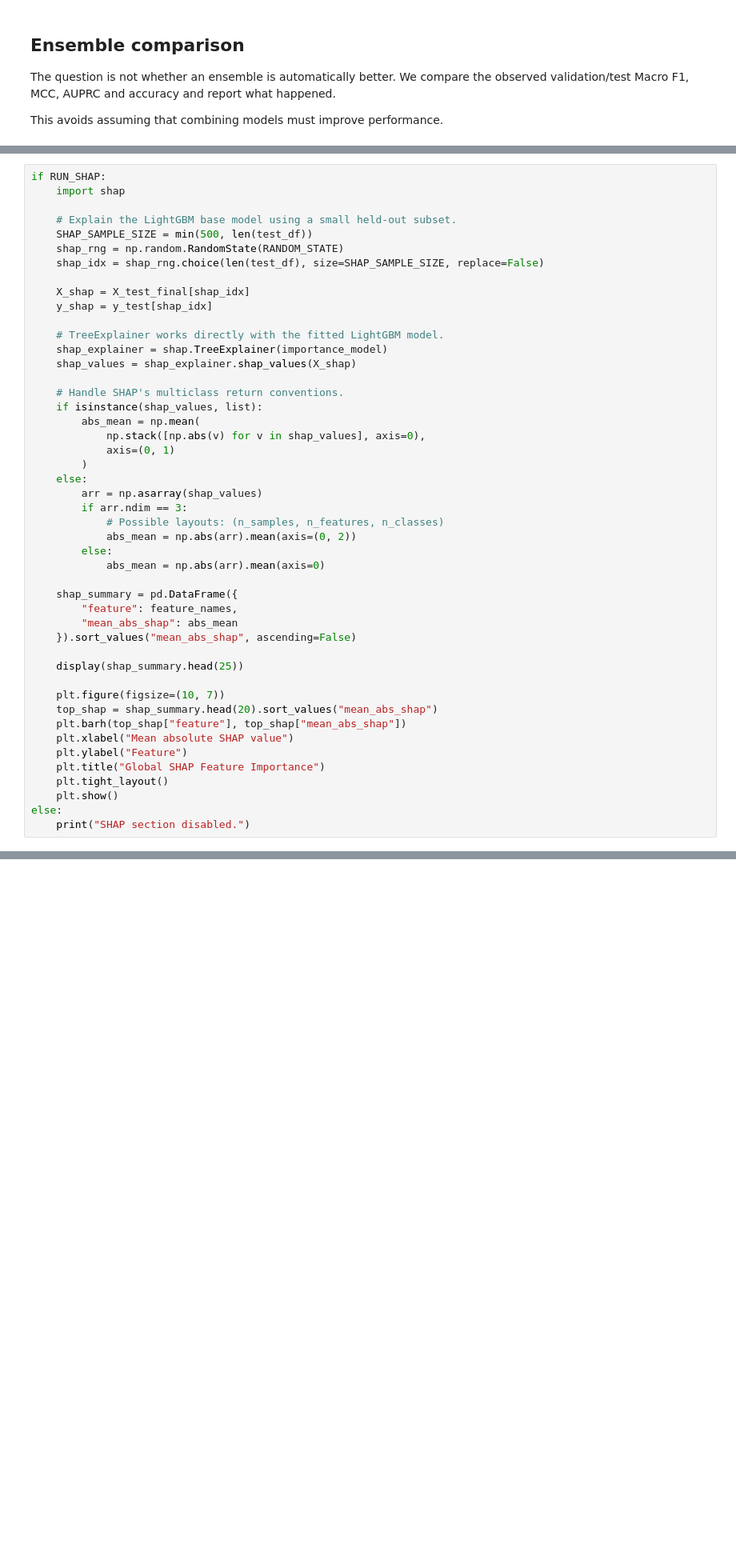
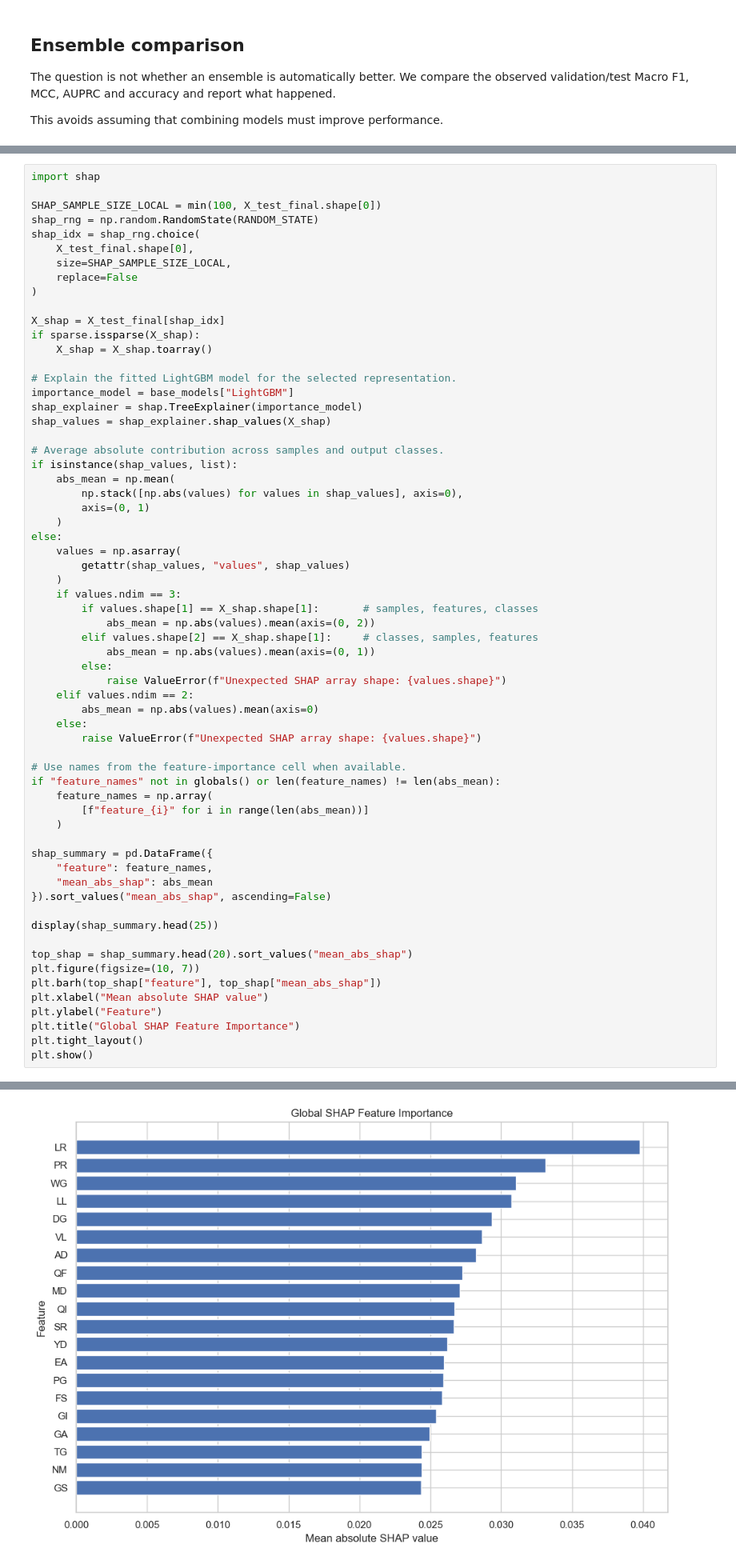
Before and after one commit to soltsega/classification-icog, a Jupyter notebook: Enzyme_Function_Classification_Ensemble_Colab.ipynb, the cells around one changed output, grey strips where cells are left out. Shown at 80% size. Cells and saved outputs as stored; diff of their text form; blank space fills up the shorter version.

```diff
--- a/Enzyme_Function_Classification_Ensemble_Colab.ipynb
+++ b/Enzyme_Function_Classification_Ensemble_Colab.ipynb
@@ -1389,49 +1651,66 @@ Because the full dataset and high-dimensional sequence representations can be ex
 
 For multiclass LightGBM, SHAP returns class-specific contributions. We summarize mean absolute SHAP values across classes and examples to identify globally influential features.
 # %%
-if RUN_SHAP:
-    import shap
+import shap
 
-    # Explain the LightGBM base model using a small held-out subset.
-    SHAP_SAMPLE_SIZE = min(500, len(test_df))
-    shap_rng = np.random.RandomState(RANDOM_STATE)
-    shap_idx = shap_rng.choice(len(test_df), size=SHAP_SAMPLE_SIZE, replace=False)
+SHAP_SAMPLE_SIZE_LOCAL = min(100, X_test_final.shape[0])
+shap_rng = np.random.RandomState(RANDOM_STATE)
+shap_idx = shap_rng.choice(
+    X_test_final.shape[0],
+    size=SHAP_SAMPLE_SIZE_LOCAL,
+    replace=False
+)
 
-    X_shap = X_test_final[shap_idx]
-    y_shap = y_test[shap_idx]
+X_shap = X_test_final[shap_idx]
+if sparse.issparse(X_shap):
+    X_shap = X_shap.toarray()
 
-    # TreeExplainer works directly with the fitted LightGBM model.
-    shap_explainer = shap.TreeExplainer(importance_model)
-    shap_values = shap_explainer.shap_values(X_shap)
+# Explain the fitted LightGBM model for the selected representation.
+importance_model = base_models["LightGBM"]
+shap_explainer = shap.TreeExplainer(importance_model)
+shap_values = shap_explainer.shap_values(X_shap)
 
-    # Handle SHAP's multiclass return conventions.
-    if isinstance(shap_values, list):
-        abs_mean = np.mean(
-            np.stack([np.abs(v) for v in shap_values], axis=0),
-            axis=(0, 1)
-        )
+# Average absolute contribution across samples and output classes.
+if isinstance(shap_values, list):
+    abs_mean = np.mean(
+        np.stack([np.abs(values) for values in shap_values], axis=0),
+        axis=(0, 1)
+    )
+else:
+    values = np.asarray(
+        getattr(shap_values, "values", shap_values)
+    )
+    if values.ndim == 3:
+        if values.shape[1] == X_shap.shape[1]:       # samples, features, classes
+            abs_mean = np.abs(values).mean(axis=(0, 2))
+        elif values.shape[2] == X_shap.shape[1]:     # classes, samples, features
+            abs_mean = np.abs(values).mean(axis=(0, 1))
+        else:
+            raise ValueError(f"Unexpected SHAP array shape: {values.shape}")
+    elif values.ndim == 2:
+        abs_mean = np.abs(values).mean(axis=0)
     else:
-        arr = np.asarray(shap_values)
-        if arr.ndim == 3:
-            # Possible layouts: (n_samples, n_features, n_classes)
-            abs_mean = np.abs(arr).mean(axis=(0, 2))
-        else:
-            abs_mean = np.abs(arr).mean(axis=0)
+        raise ValueError(f"Unexpected SHAP array shape: {values.shape}")
 
-    shap_summary = pd.DataFrame({
-        "feature": feature_names,
-        "mean_abs_shap": abs_mean
-    }).sort_values("mean_abs_shap", ascending=False)
+# Use names from the feature-importance cell when available.
+if "feature_names" not in globals() or len(feature_names) != len(abs_mean):
+    feature_names = np.array(
+        [f"feature_{i}" for i in range(len(abs_mean))]
+    )
 
-    display(shap_summary.head(25))
+shap_summary = pd.DataFrame({
+    "feature": feature_names,
+    "mean_abs_shap": abs_mean
+}).sort_values("mean_abs_shap", ascending=False)
 
-    plt.figure(figsize=(10, 7))
-    top_shap = shap_summary.head(20).sort_values("mean_abs_shap")
-    plt.barh(top_shap["feature"], top_shap["mean_abs_shap"])
-    plt.xlabel("Mean absolute SHAP value")
-    plt.ylabel("Feature")
-    plt.title("Global SHAP Feature Importance")
-    plt.tight_layout()
-    plt.show()
-else:
-    print("SHAP section disabled.")
+display(shap_summary.head(25))
+
+top_shap = shap_summary.head(20).sort_values("mean_abs_shap")
+plt.figure(figsize=(10, 7))
+plt.barh(top_shap["feature"], top_shap["mean_abs_shap"])
+plt.xlabel("Mean absolute SHAP value")
+plt.ylabel("Feature")
+plt.title("Global SHAP Feature Importance")
+plt.tight_layout()
+plt.show()
+# %% [output]
@@ -1438,3 +1734,4 @@ else:
+[figure, added]
 # %% [markdown]
 # 28. Final results summary
 
```
Also changed, not shown: parts of 37 cells of this notebook, 1 other file.
